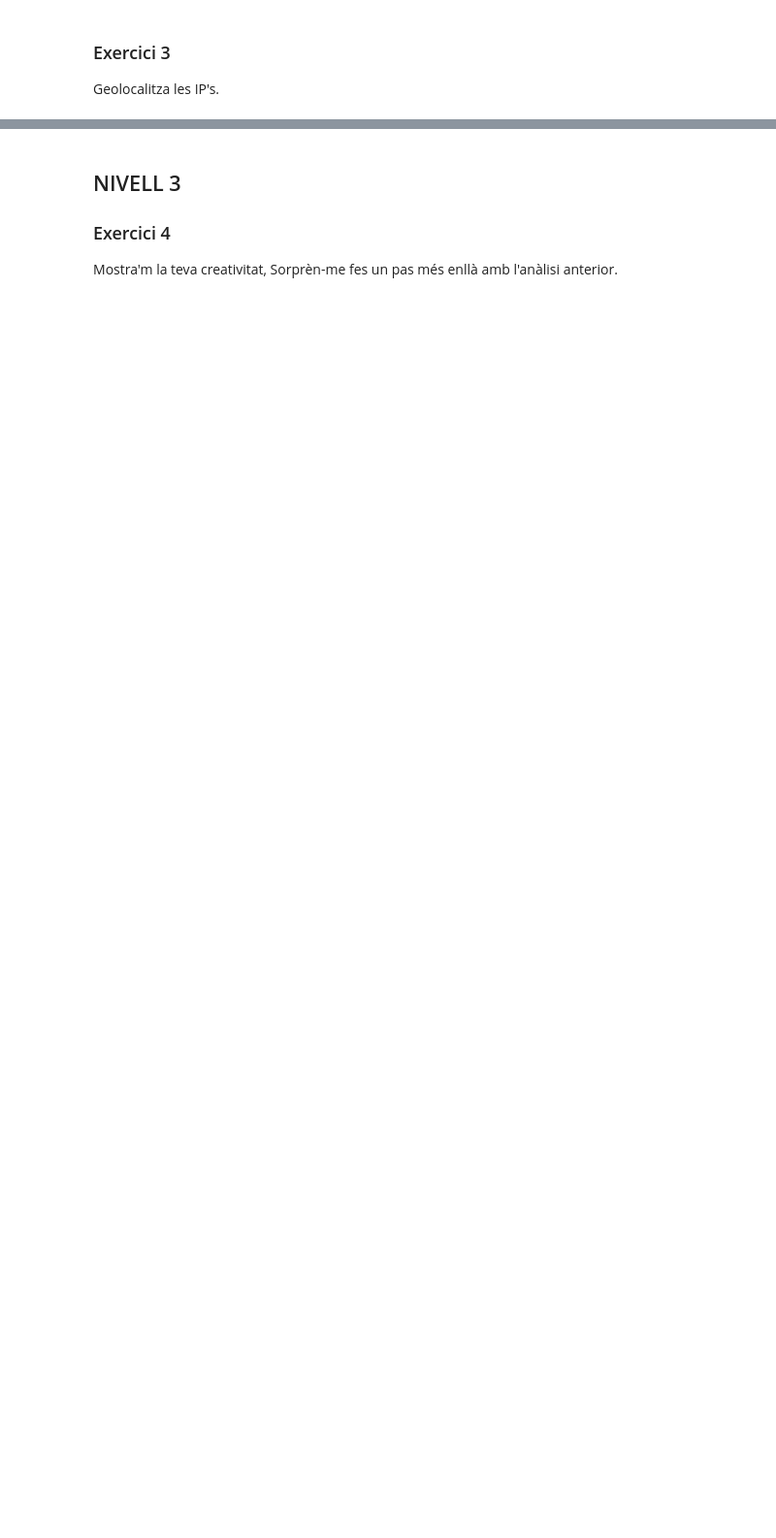
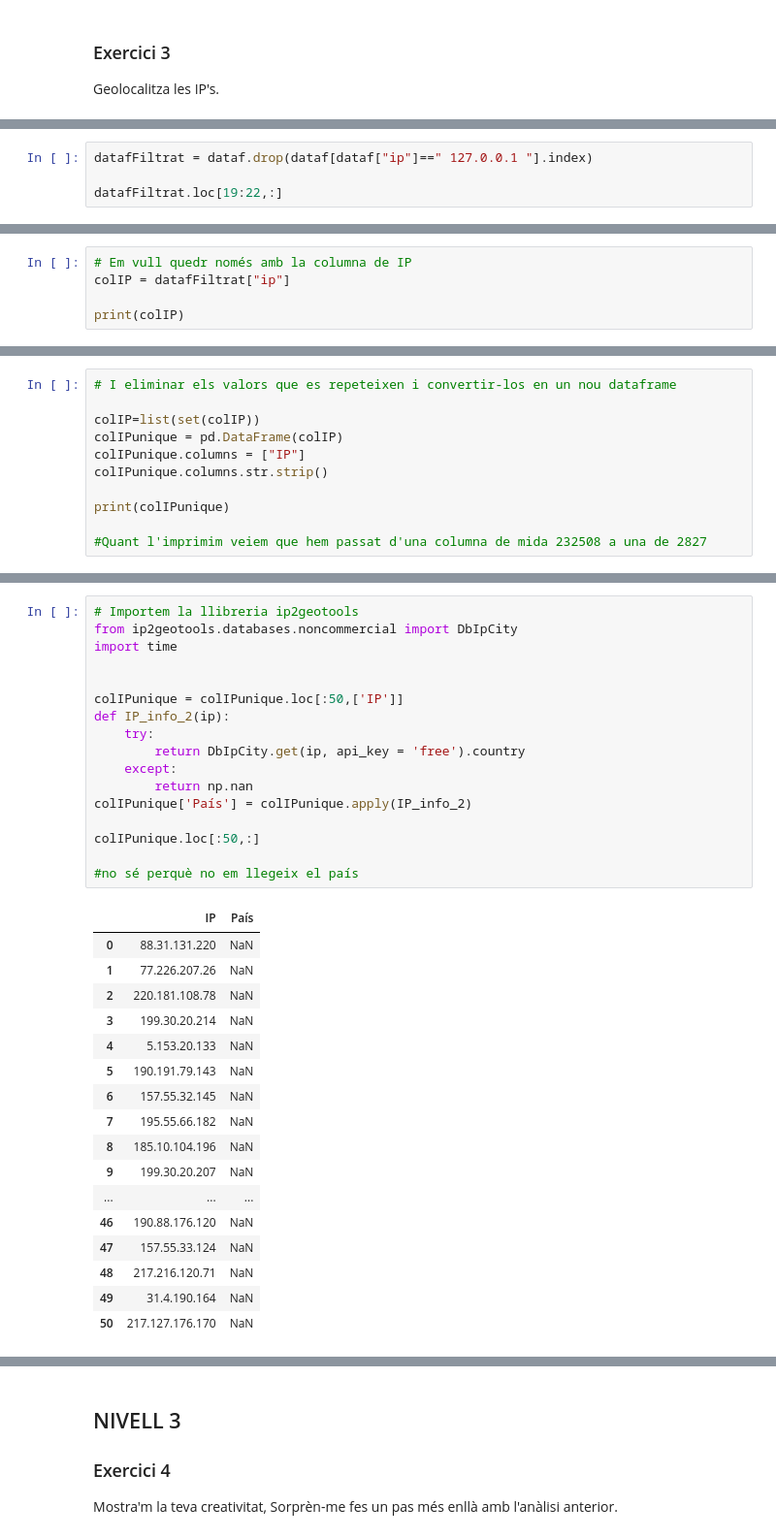
Before and after one commit to anmaba/Registre-de-logs, a Jupyter notebook: Sprint 4 T01-.ipynb, the cells around one changed output, grey strips where cells are left out. Shown at 97% size. Cells and saved outputs as stored; diff of their text form; blank space fills up the shorter version.

```diff
--- a/Sprint 4 T01-.ipynb
+++ b/Sprint 4 T01-.ipynb
@@ -379,0 +496,4 @@ Geolocalitza les IP's.
+# %%
+datafFiltrat = dataf.drop(dataf[dataf["ip"]==" 127.0.0.1 "].index)
+
+datafFiltrat.loc[19:22,:]
@@ -379,0 +526,5 @@ Geolocalitza les IP's.
+# %%
+# Em vull quedr només amb la columna de IP
+colIP = datafFiltrat["ip"]
+
+print(colIP)
@@ -379,0 +551,11 @@ Geolocalitza les IP's.
+# %%
+# I eliminar els valors que es repeteixen i convertir-los en un nou dataframe
+
+colIP=list(set(colIP))
+colIPunique = pd.DataFrame(colIP)
+colIPunique.columns = ["IP"]
+colIPunique.columns.str.strip()
+
+print(colIPunique)
+
+#Quant l'imprimim veiem que hem passat d'una columna de mida 232508 a una de 2827
@@ -379,0 +581,35 @@ Geolocalitza les IP's.
+# %%
+# Importem la llibreria ip2geotools
+from ip2geotools.databases.noncommercial import DbIpCity
+import time
+
+
+colIPunique = colIPunique.loc[:50,['IP']]
+def IP_info_2(ip):
+    try:
+        return DbIpCity.get(ip, api_key = 'free').country
+    except:
+        return np.nan
+colIPunique['País'] = colIPunique.apply(IP_info_2)
+
+colIPunique.loc[:50,:]
+
+#no sé perquè no em llegeix el país
+# %% [output]
+|  | IP | País |
+| 0 | 88.31.131.220 | NaN |
+| 1 | 77.226.207.26 | NaN |
+| 2 | 220.181.108.78 | NaN |
+| 3 | 199.30.20.214 | NaN |
+| 4 | 5.153.20.133 | NaN |
+| 5 | 190.191.79.143 | NaN |
+| 6 | 157.55.32.145 | NaN |
+| 7 | 195.55.66.182 | NaN |
+| 8 | 185.10.104.196 | NaN |
+| 9 | 199.30.20.207 | NaN |
+| ... | ... | ... |
+| 46 | 190.88.176.120 | NaN |
+| 47 | 157.55.33.124 | NaN |
+| 48 | 217.216.120.71 | NaN |
+| 49 | 31.4.190.164 | NaN |
+| 50 | 217.127.176.170 | NaN |
```
Also changed, not shown: parts of 16 cells of this notebook, 1 other file.
